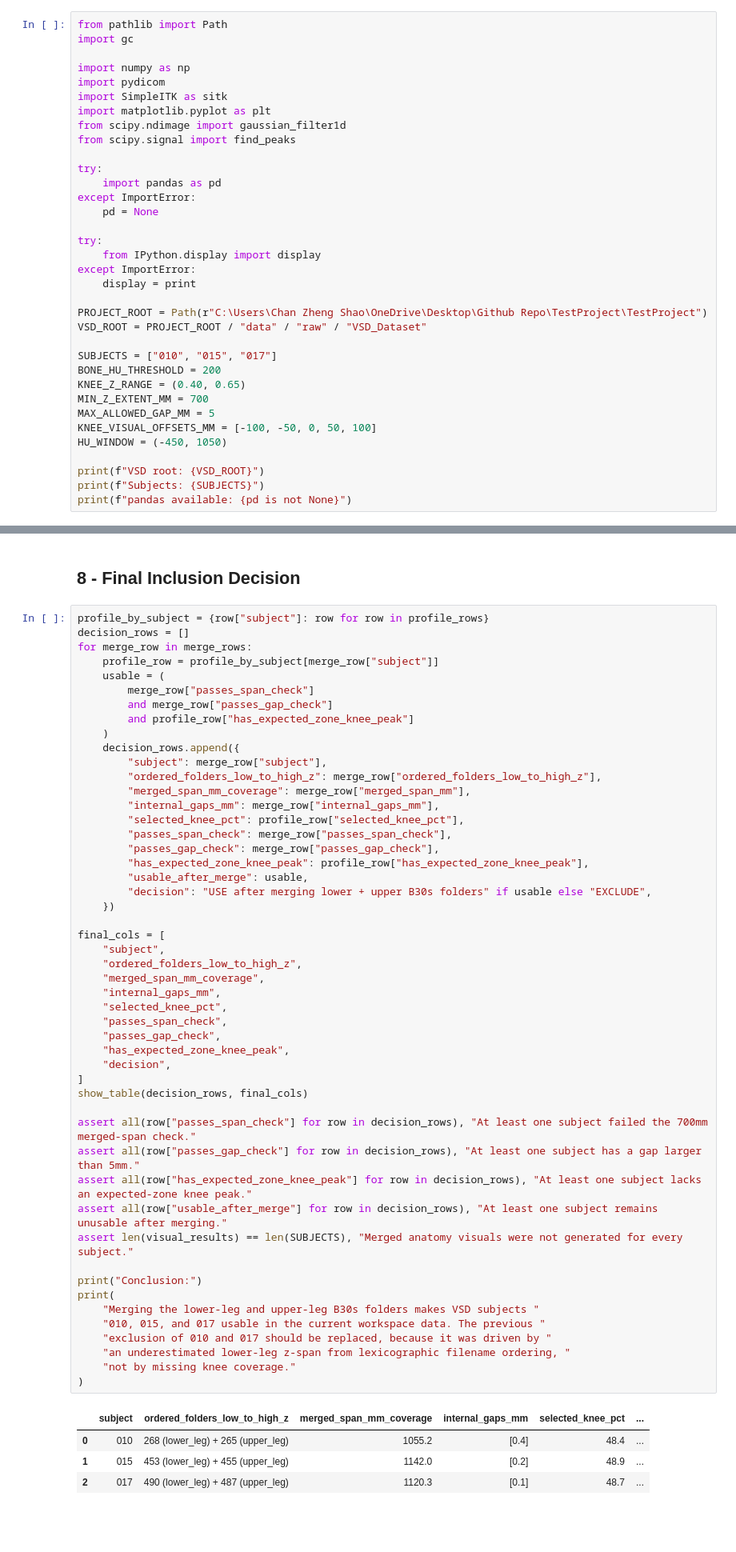
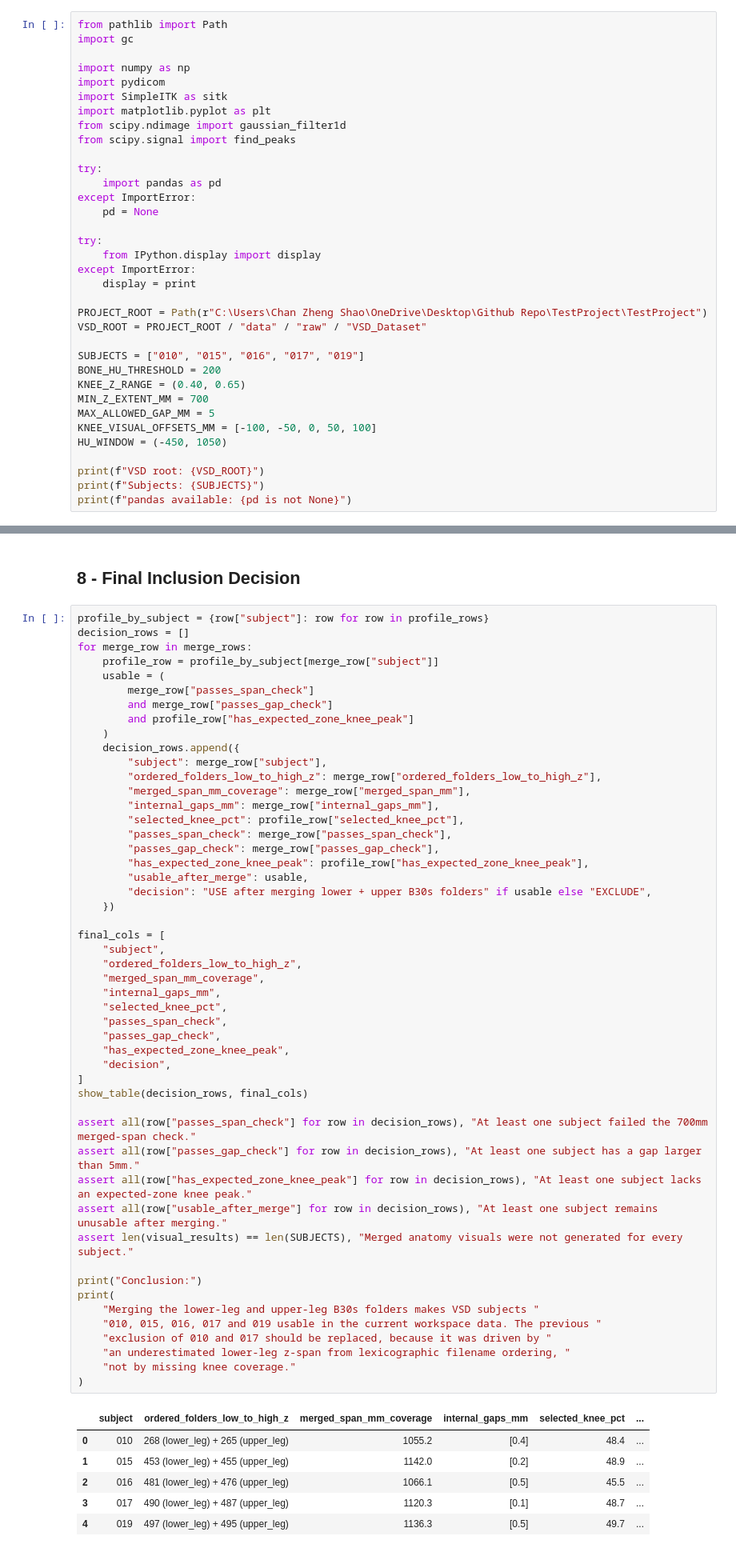
Before and after one commit to CodesTree/XrayTo3D-Capstone, a Jupyter notebook: TestProject/notebooks/data_exploration/vsd_exclusion_validation.ipynb, the cells around one changed output, grey strips where cells are left out. Shown at 80% size. Drawn from its saved outputs; the diff is of its cells as text; blank space fills up the shorter version.

Commit message:
Found out about 016 + 019
016 and 019 are actually multi folder data, 016 has been replaced to find B30s kernel also

```diff
--- a/TestProject/notebooks/data_exploration/vsd_exclusion_validation.ipynb
+++ b/TestProject/notebooks/data_exploration/vsd_exclusion_validation.ipynb
@@ -45,7 +45,7 @@ except ImportError:
 PROJECT_ROOT = Path(r"C:\Users\Chan Zheng Shao\OneDrive\Desktop\Github Repo\TestProject\TestProject")
 VSD_ROOT = PROJECT_ROOT / "data" / "raw" / "VSD_Dataset"
 
-SUBJECTS = ["010", "015", "017"]
+SUBJECTS = ["010", "015", "016", "017", "019"]
 BONE_HU_THRESHOLD = 200
 KNEE_Z_RANGE = (0.40, 0.65)
 MIN_Z_EXTENT_MM = 700
@@ -601,33 +633,35 @@ for merge_row in merge_rows:
 final_cols = [
     "subject",
     "ordered_folders_low_to_high_z",
     "merged_span_mm_coverage",
     "internal_gaps_mm",
     "selected_knee_pct",
     "passes_span_check",
     "passes_gap_check",
     "has_expected_zone_knee_peak",
     "decision",
 ]
 show_table(decision_rows, final_cols)
 
 assert all(row["passes_span_check"] for row in decision_rows), "At least one subject failed the 700mm merged-span check."
 assert all(row["passes_gap_check"] for row in decision_rows), "At least one subject has a gap larger than 5mm."
 assert all(row["has_expected_zone_knee_peak"] for row in decision_rows), "At least one subject lacks an expected-zone knee peak."
 assert all(row["usable_after_merge"] for row in decision_rows), "At least one subject remains unusable after merging."
 assert len(visual_results) == len(SUBJECTS), "Merged anatomy visuals were not generated for every subject."
 
 print("Conclusion:")
 print(
     "Merging the lower-leg and upper-leg B30s folders makes VSD subjects "
-    "010, 015, and 017 usable in the current workspace data. The previous "
+    "010, 015, 016, 017 and 019 usable in the current workspace data. The previous "
     "exclusion of 010 and 017 should be replaced, because it was driven by "
     "an underestimated lower-leg z-span from lexicographic filename ordering, "
     "not by missing knee coverage."
 )
 # %% [output]
 |  | subject | ordered_folders_low_to_high_z | merged_span_mm_coverage | internal_gaps_mm | selected_knee_pct | ... |
 | 0 | 010 | 268 (lower_leg) + 265 (upper_leg) | 1055.2 | [0.4] | 48.4 | ... |
 | 1 | 015 | 453 (lower_leg) + 455 (upper_leg) | 1142.0 | [0.2] | 48.9 | ... |
-| 2 | 017 | 490 (lower_leg) + 487 (upper_leg) | 1120.3 | [0.1] | 48.7 | ... |
+| 2 | 016 | 481 (lower_leg) + 476 (upper_leg) | 1066.1 | [0.5] | 45.5 | ... |
+| 3 | 017 | 490 (lower_leg) + 487 (upper_leg) | 1120.3 | [0.1] | 48.7 | ... |
+| 4 | 019 | 497 (lower_leg) + 495 (upper_leg) | 1136.3 | [0.5] | 49.7 | ... |
 Conclusion:
```
Also changed, not shown: parts of 10 cells of this notebook, 4 other files.
